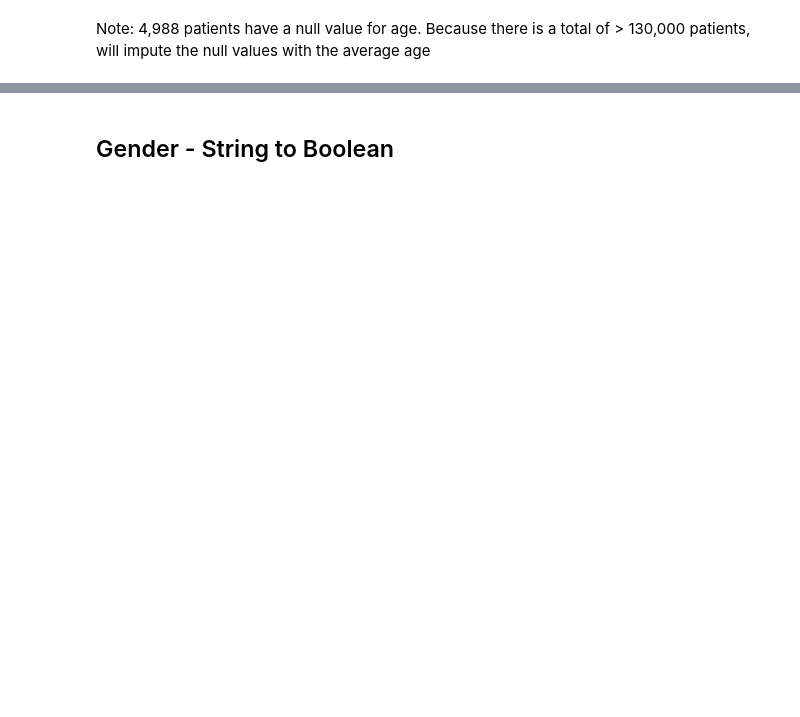
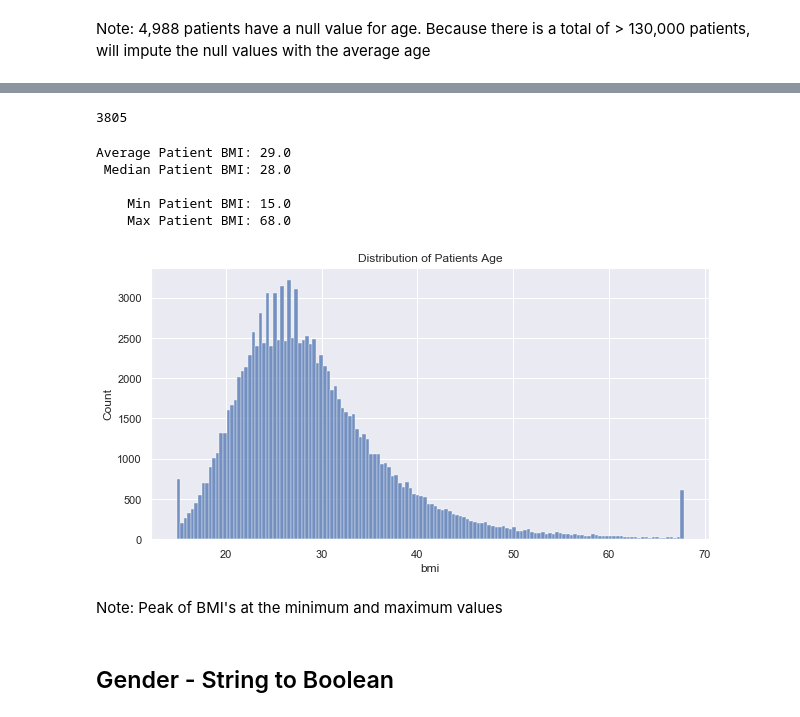
Before and after one commit to ThompsonBethany01/WiDS_Datathon_2021, a Jupyter notebook: Wrangle_Notebook.ipynb, the cells around one changed output, grey strips where cells are left out. Cells and saved outputs as stored; diff of their text form; code cells hidden in the pictures; blank space fills up the shorter version.

```diff
--- a/Wrangle_Notebook.ipynb
+++ b/Wrangle_Notebook.ipynb
@@ -158,3 +232,27 @@ df.age = df.astype({'age':'int'})
+# %%
+df.bmi.isnull().sum()
+# %% [output]
+3805
+# %%
+sns.set()
+plt.figure(figsize=(10,5))
+
+sns.histplot(df.bmi)
+plt.title('Distribution of Patients Age')
+
+print('Average Patient BMI:', round(df.bmi.mean(),0))
+print(' Median Patient BMI:', round(df.bmi.median(),0))
+print('\n    Min Patient BMI:', round(df.bmi.min(),0))
+print('    Max Patient BMI:', round(df.bmi.max(),0))
+# %% [output]
+Average Patient BMI: 29.0
+ Median Patient BMI: 28.0
+
+    Min Patient BMI: 15.0
+    Max Patient BMI: 68.0
+[figure, added]
+# %% [markdown]
+Note: Peak of BMI's at the minimum and maximum values
 # %% [markdown]
 ## Gender - String to Boolean
 # %%
```
Also changed, not shown: parts of 40 cells of this notebook.
